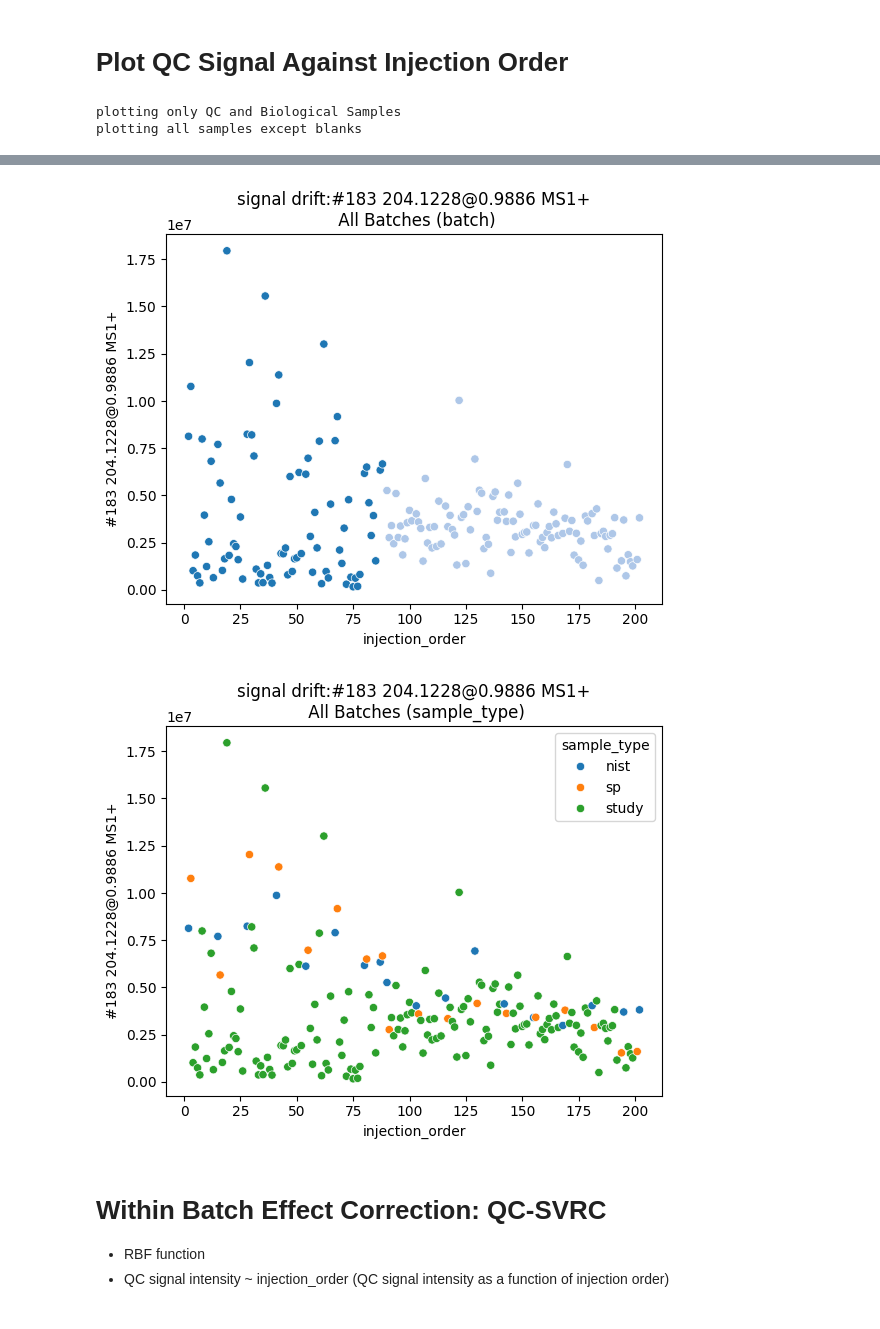
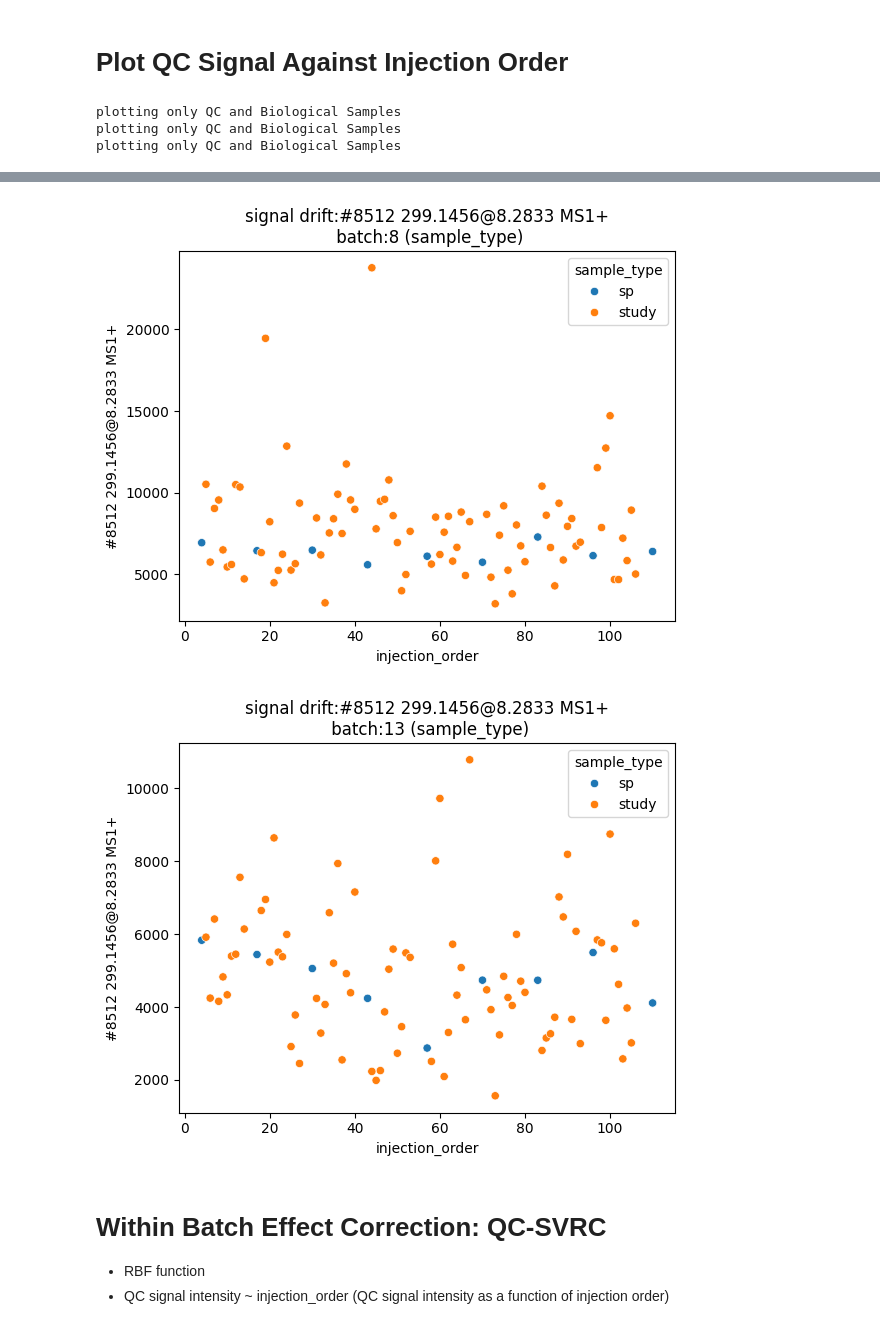
Before and after one commit to JulianAileru/MultiBatchAssessment, a Jupyter notebook: src/fbsc-1.ipynb, the cells around one changed output, grey strips where cells are left out. Saved outputs shown, nothing was run; the diff lists cells and outputs as text; code cells hidden in the pictures.

```diff
--- a/src/fbsc-1.ipynb
+++ b/src/fbsc-1.ipynb
@@ -17,12 +17,14 @@ import warnings
 
 - If QC samples are to be utilized to correct for batch effects they must first be corrected for their own inherent technical variation, otherwise you will be incorporating that technical variation into your corrections
 # %%
-D = pd.read_csv("../data/nph_data.csv").drop(columns=['position','mz','rt']).set_index("name").T
-M = pd.read_csv("../data/nph_metadata.csv").set_index("sample_name")
-M = M.sort_values(by=['batch','injection_order'])
-M['injection_order'] = [x for x in range(1,len(M['injection_order'])+1)]
-M['batch'].unique()
-D = D.replace(128.0,np.nan)
+D = pd.read_csv("../data/2-first-13-AOU.csv").set_index('name').drop(columns=['position','height','mz'])
+D = D.loc[:,D.columns.str.contains(".mzML area")]
+D.columns = D.columns.str.replace(".mzML area","")
+D = D.replace(0,np.nan)
+min_val = D.min().min() * .10
+D = D.T
+M = pd.read_csv("../data/sample_metadata_all_batches_processed_samples.csv")
+M = M.set_index("sample_name")
+M['batch'] = M['batch'].str.split("_",expand=True)[1].astype(int)
+M = M[M['batch'] <= 13]
+D = D.loc[D.index]
-# %%
-M = M[M['batch'] <= 2]
-D = D.loc[M.index,:]
@@ -61,9 +110,12 @@ Median RSD: 31.432669453551586
 # %% [markdown]
 # Plot QC Signal Against Injection Order
 # %%
-plot_signal_drift(data=D,metadata=M,include_all_samples=False,include_all_batches=False,signal_idx=182,batch_idx=2)
+plot_signal_drift(data=D,metadata=M,include_all_samples=False,include_all_batches=False,random_state=25,batch_idx=1)
 plt.figure()
-plot_signal_drift(data=D,metadata=M,include_all_samples=True,include_all_batches=True,signal_idx=182)
+plot_signal_drift(data=D,metadata=M,include_all_samples=False,include_all_batches=False,random_state=25,batch_idx=8)
+plt.figure()
+plot_signal_drift(data=D,metadata=M,include_all_samples=False,include_all_batches=False,random_state=25,batch_idx=13)
 # %% [output]
 plotting only QC and Biological Samples
-plotting all samples except blanks
+plotting only QC and Biological Samples
+plotting only QC and Biological Samples
@@ -71,5 +123,5 @@ plotting all samples except blanks
-[figure, old version]
+[figure, new version]
-[figure, old version]
+[figure, new version]
 # %% [markdown]
 # Within Batch Effect Correction: QC-SVRC
 * RBF function
```
Also changed, not shown: parts of 11 cells of this notebook.
